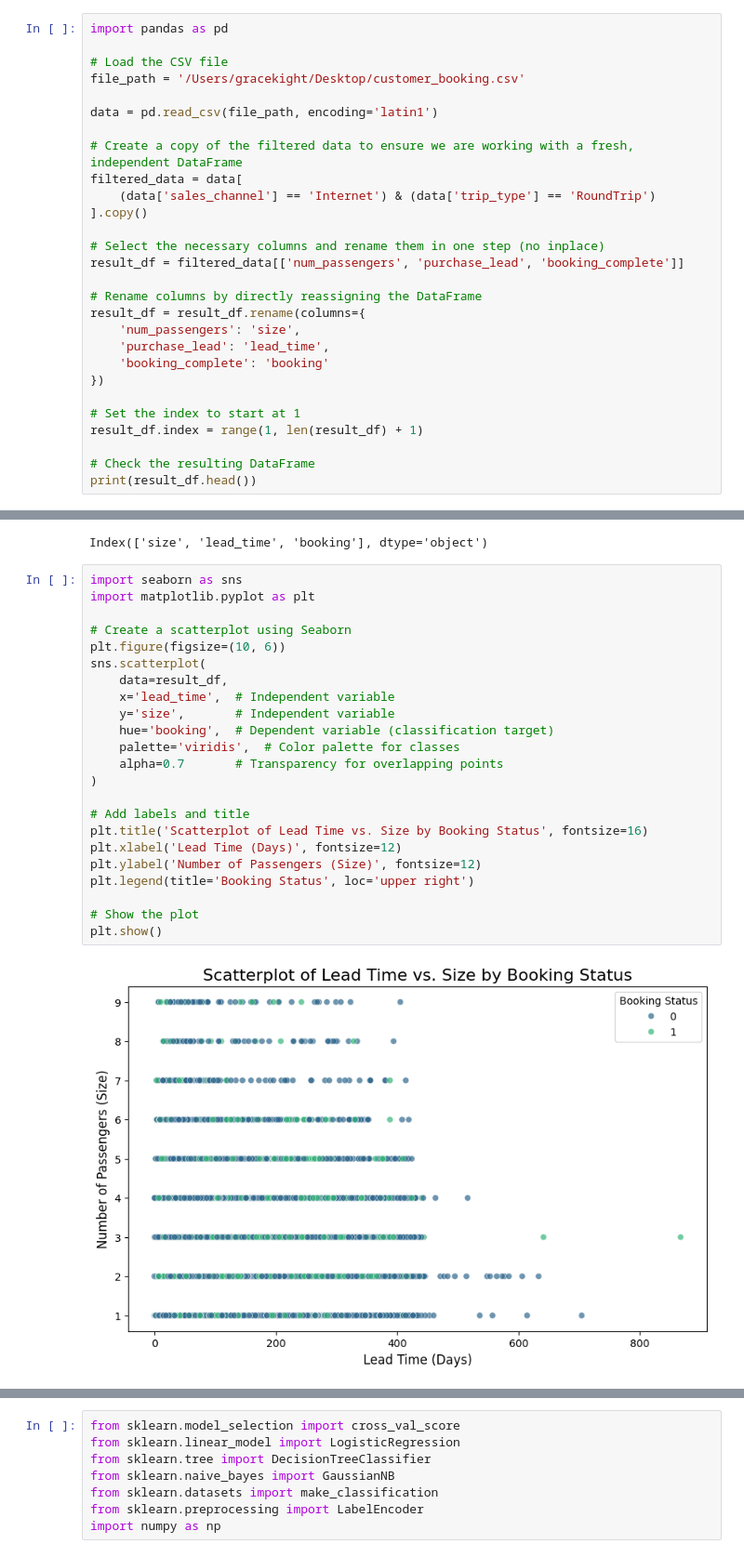
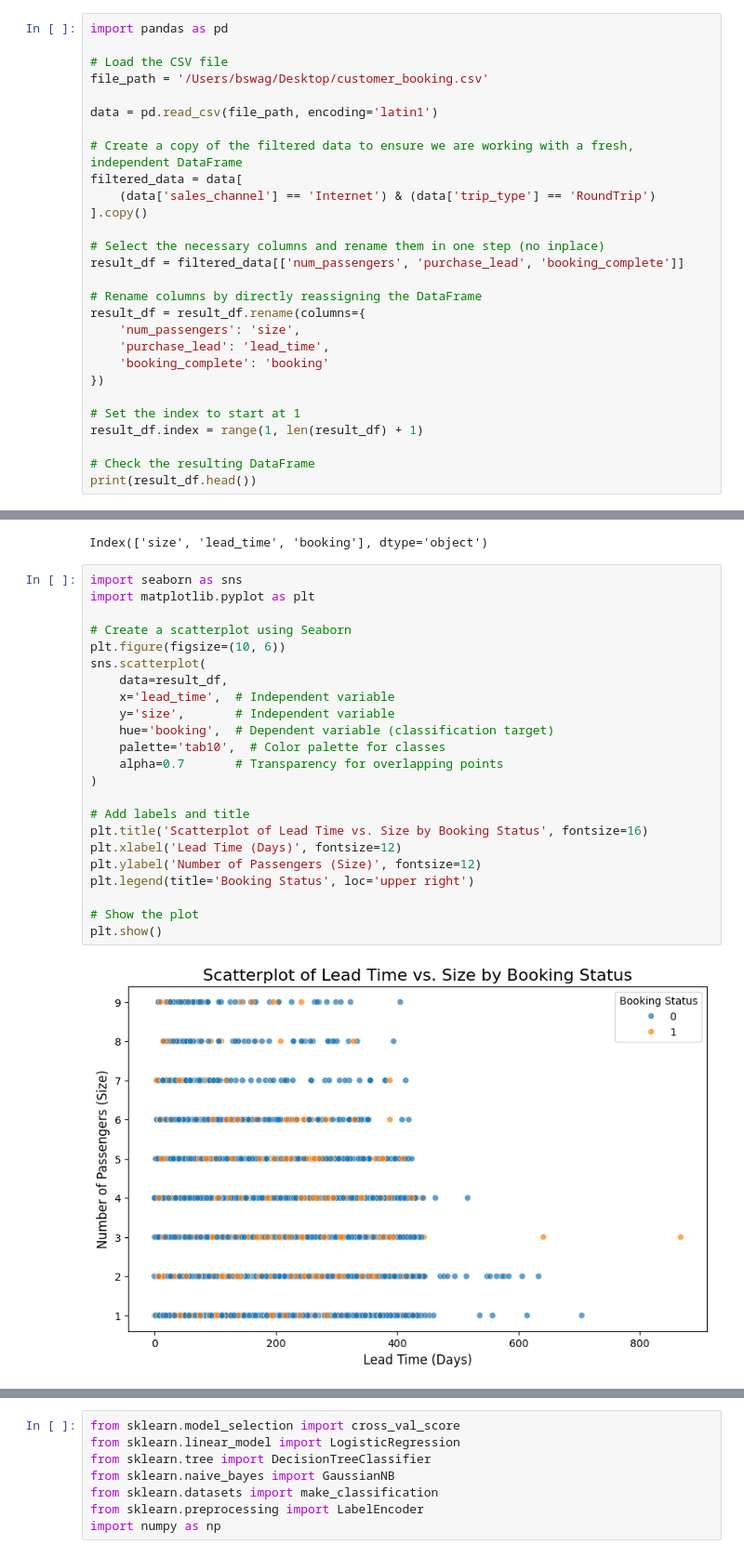
Before and after one commit to gracekight/FlightBookingsProject, a Jupyter notebook: bookings_project.ipynb, the cells around one changed output, grey strips where cells are left out. Shown at 93% size. Saved outputs shown, nothing was run; the diff lists cells and outputs as text.

```diff
--- a/bookings_project.ipynb
+++ b/bookings_project.ipynb
@@ -2,7 +2,7 @@
 import pandas as pd
 
 # Load the CSV file
-file_path = '/Users/gracekight/Desktop/customer_booking.csv'
+file_path = '/Users/bswag/Desktop/customer_booking.csv'
 
 data = pd.read_csv(file_path, encoding='latin1')
 
@@ -41,25 +41,25 @@ Index(['size', 'lead_time', 'booking'], dtype='object')
 # %%
 import seaborn as sns
 import matplotlib.pyplot as plt
 
 # Create a scatterplot using Seaborn
 plt.figure(figsize=(10, 6))
 sns.scatterplot(
     data=result_df,
     x='lead_time',  # Independent variable
     y='size',       # Independent variable
     hue='booking',  # Dependent variable (classification target)
-    palette='viridis',  # Color palette for classes
+    palette='tab10',  # Color palette for classes
     alpha=0.7       # Transparency for overlapping points
 )
 
 # Add labels and title
 plt.title('Scatterplot of Lead Time vs. Size by Booking Status', fontsize=16)
 plt.xlabel('Lead Time (Days)', fontsize=12)
 plt.ylabel('Number of Passengers (Size)', fontsize=12)
 plt.legend(title='Booking Status', loc='upper right')
 
 # Show the plot
 plt.show()
 # %% [output]
-[figure, old version]
+[figure, new version]
```
Also changed, not shown: parts of 14 cells of this notebook.
